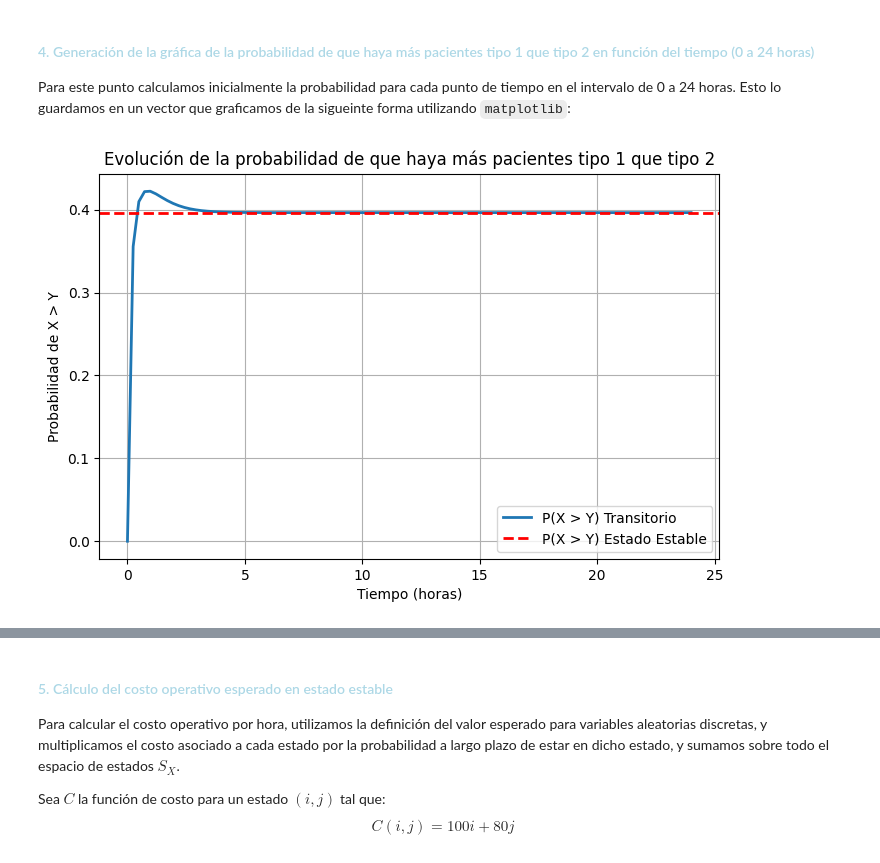
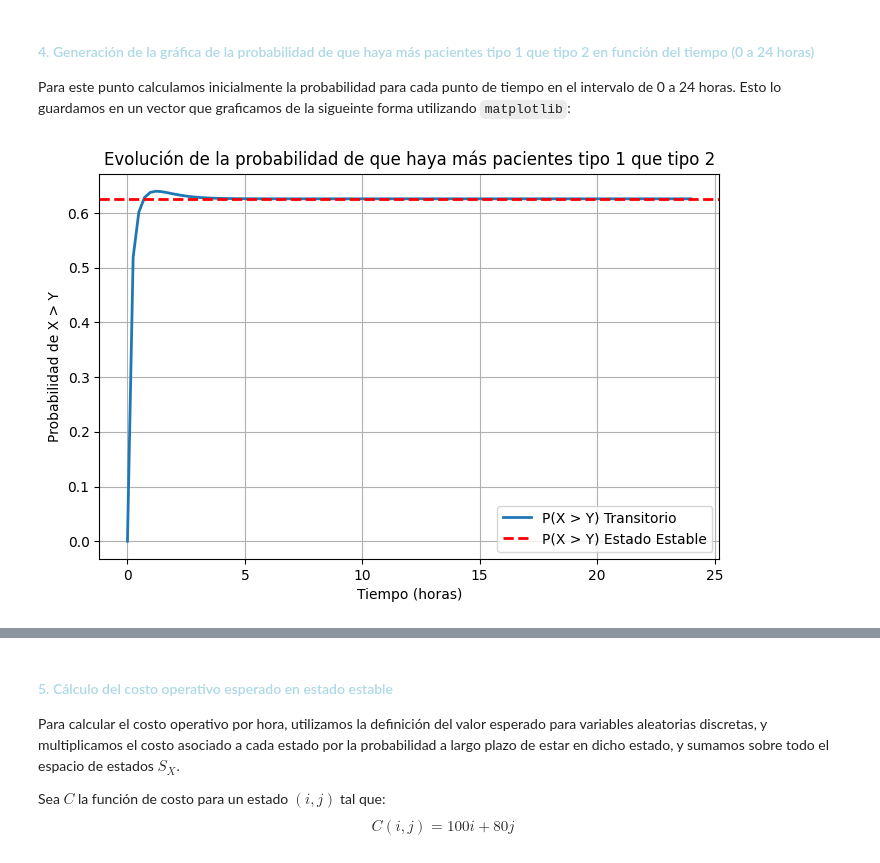
Before and after one commit to rodhervan/modelado, a Jupyter notebook: ComplementariaSemana8_v2.ipynb, the cells around one changed output, grey strips where cells are left out. Saved outputs shown, nothing was run; the diff lists cells and outputs as text; code cells hidden in the pictures.

```diff
--- a/ComplementariaSemana8_v2.ipynb
+++ b/ComplementariaSemana8_v2.ipynb
@@ -47,7 +58,7 @@ from jmarkov.ctmc import ctmc
 # Definimos los parámetros
 B = 20  # Número total de camas
 b = 5   # Número de camas reservadas para pacientes tipo 1
-lambda_1 = 4  # Tasa de llegada de pacientes tipo 1 (por hora)
+lambda_1 = 6.5  # Tasa de llegada de pacientes tipo 1 (por hora)
 lambda_2 = 3  # Tasa de llegada de pacientes tipo 2 (por hora)
 mu_1 = 2      # Tasa de salida de pacientes tipo 1 (por hora)
 mu_2 = 1.5    # Tasa de salida de pacientes tipo 2 (por hora)
@@ -248,0 +300,27 @@ Probabilidad de que haya más pacientes tipo 1 que tipo 2 en estado estable: 0.3
+# %%
+# Visualizar en el mapa de calor y resaltar la región i > j
+fig, ax = plt.subplots(figsize=(8, 6))
+max_show = 10
+pi_ss_mat = vector_a_matriz(pi_estable)
+region = pi_ss_mat[:max_show, :max_show]
+im = ax.imshow(region.T, origin='lower', aspect='auto', cmap='YlOrRd')
+
+# Dibujar la línea i = j
+ax.plot(range(max_show), range(max_show), 'b--', linewidth=2, label='i = j')
+ax.fill_between(range(max_show), 0, range(max_show), alpha=0.1, color='blue', label='Región X > Y')
+
+ax.set_xlabel('Pacientes Tipo 1 (i)')
+ax.set_ylabel('Pacientes Tipo 2 (j)')
+ax.set_title(f'Estado estable: P(X > Y) = {prob_mas_1_estable:.4f}')
+ax.legend()
+
+for i in range(10):
+    for j in range(10):
+        val = region[i, j]
+        if val > 0.005:
+            ax.text(i, j, f'{val:.3f}', ha='center', va='center', fontsize=7,
+                   color='white' if val > 0.02 else 'black')
+
+plt.colorbar(im, ax=ax)
+plt.tight_layout()
+plt.show()
@@ -256,32 +336,36 @@ Para este punto calculamos inicialmente la probabilidad para cada punto de tiemp
 #  en función del tiempo, desde 0 hasta 24 horas. Compare con el valor obtenido en el punto anterior.
 
 # Definir tiempos de evaluación
 puntos_de_tiempo = np.linspace(0, 24, 100)
 
+# Estado inicial: hospital vacío
+alpha_vacio = np.zeros(num_estados)
+alpha_vacio[index(0, 0)] = 1
+
 # Calcular la distribución transitoria para cada punto en el tiempo
 probabilidad_mas_tipo_1 = []
 
 for t in puntos_de_tiempo:
-    probs_transitorias_t = hospital_chain.transient_probabilities(t=t, alpha=alpha)
+    probs_transitorias_t = hospital_chain.transient_probabilities(t=t, alpha=alpha_vacio)
     prob_mas_1 = sum(probs_transitorias_t[index(i, j)]
                      for i in range(B + 1)
                      for j in range(B - b + 1)
                      if i > j)
     probabilidad_mas_tipo_1.append(prob_mas_1)
 
 
 # Graficar la evolución de la probabilidad de que haya más pacientes tipo 1 que tipo 2
 plt.figure(figsize=(8, 5))
 plt.plot(puntos_de_tiempo, probabilidad_mas_tipo_1, label="P(X > Y) Transitorio", linewidth=2)
 
 # Añadir una línea horizontal roja para el estado estable
 plt.axhline(y=prob_mas_1_estable, color='r', linestyle='--', label="P(X > Y) Estado Estable", linewidth=2)
 
 plt.xlabel("Tiempo (horas)")
 plt.ylabel("Probabilidad de X > Y")
 plt.title("Evolución de la probabilidad de que haya más pacientes tipo 1 que tipo 2")
 plt.legend()
 plt.grid(True)
 plt.show()
 # %% [output]
-[figure, old version]
+[figure, new version]
```
Also changed, not shown: parts of 19 cells of this notebook, 2 other files.
